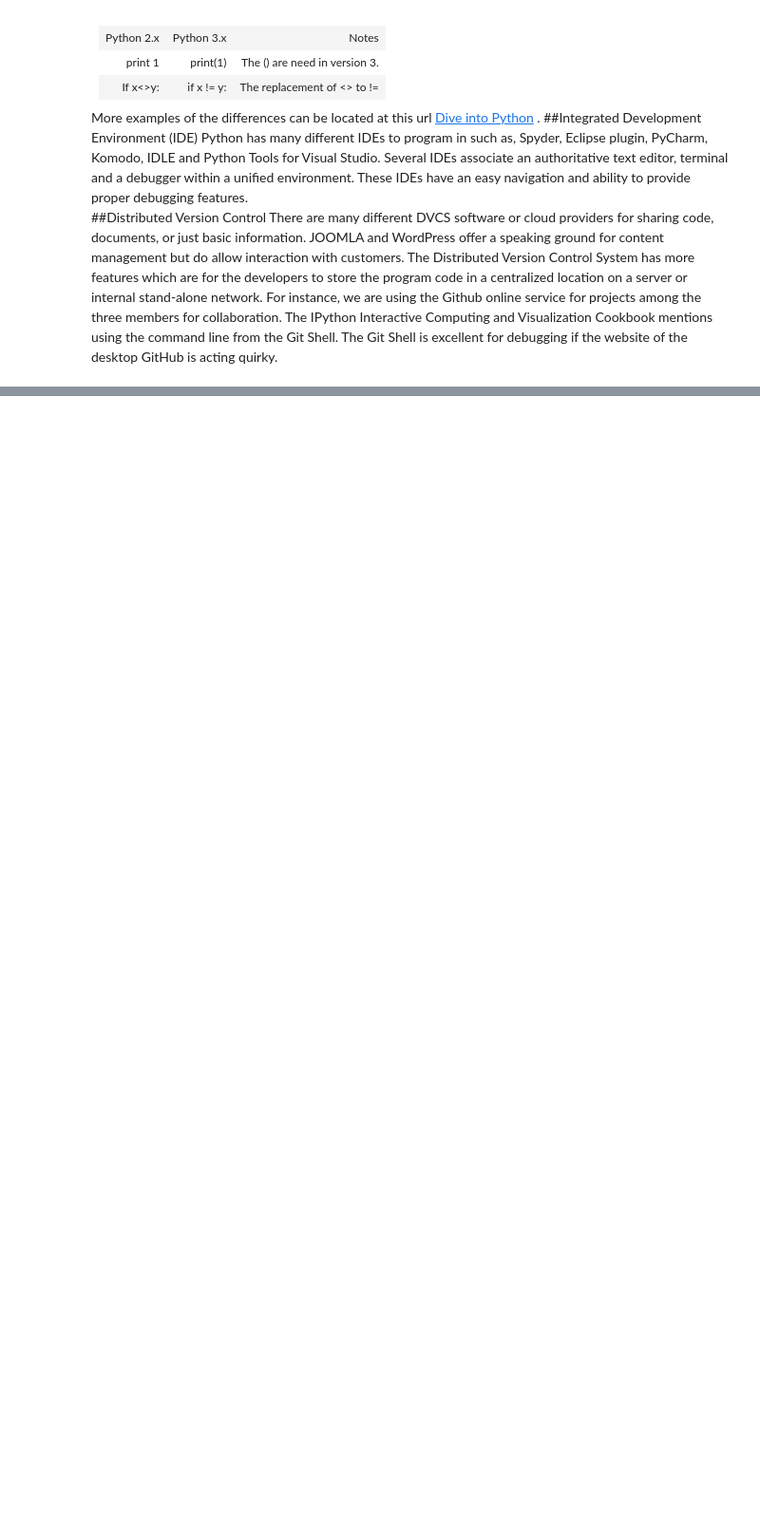
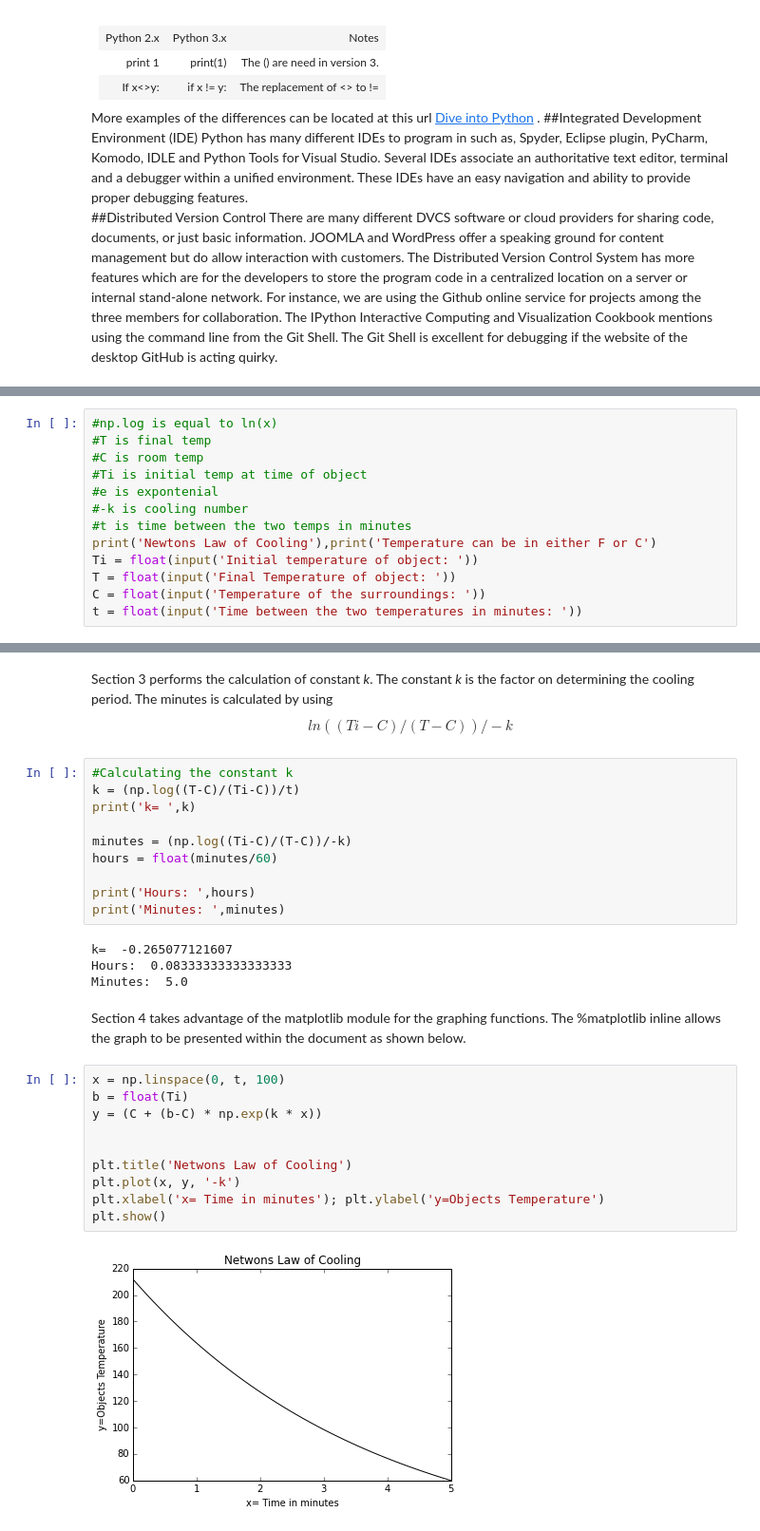
Before and after one commit to NoBones/Python_Code, a Jupyter notebook: Project2_Kramer.ipynb, the cells around one changed output, grey strips where cells are left out. Shown: that part at 95% size. Saved outputs shown, nothing was run; the diff lists cells and outputs as text; blank space fills up the shorter version.

```diff
--- a/Project2_Kramer.ipynb
+++ b/Project2_Kramer.ipynb
@@ -40,0 +63,13 @@ There are many different DVCS software or cloud providers for sharing code, docu
+# %%
+#np.log is equal to ln(x)
+#T is final temp
+#C is room temp
+#Ti is initial temp at time of object
+#e is expontenial
+#-k is cooling number
+#t is time between the two temps in minutes
+print('Newtons Law of Cooling'),print('Temperature can be in either F or C')
+Ti = float(input('Initial temperature of object: '))
+T = float(input('Final Temperature of object: '))
+C = float(input('Temperature of the surroundings: '))
+t = float(input('Time between the two temperatures in minutes: '))
@@ -40,0 +83,30 @@ There are many different DVCS software or cloud providers for sharing code, docu
+# %% [markdown]
+Section 3 performs the calculation of constant _k_.  The constant _k_ is the factor on determining the cooling period.  The minutes is calculated by using $$ln((Ti-C)/(T-C))/-k$$
+# %%
+#Calculating the constant k
+k = (np.log((T-C)/(Ti-C))/t)
+print('k= ',k)
+
+minutes = (np.log((Ti-C)/(T-C))/-k)
+hours = float(minutes/60)
+
+print('Hours: ',hours)
+print('Minutes: ',minutes)
+# %% [output]
+k=  -0.265077121607
+Hours:  0.08333333333333333
+Minutes:  5.0
+# %% [markdown]
+Section 4 takes advantage of the matplotlib module for the graphing functions.  The %matplotlib inline allows the graph to be presented within the document as shown below.
+# %%
+x = np.linspace(0, t, 100)
+b = float(Ti)
+y = (C + (b-C) * np.exp(k * x))
+
+
+plt.title('Netwons Law of Cooling')
+plt.plot(x, y, '-k')
+plt.xlabel('x= Time in minutes'); plt.ylabel('y=Objects Temperature')
+plt.show()
+# %% [output]
+[figure, added]
```
Also changed, not shown: parts of 12 cells of this notebook.
